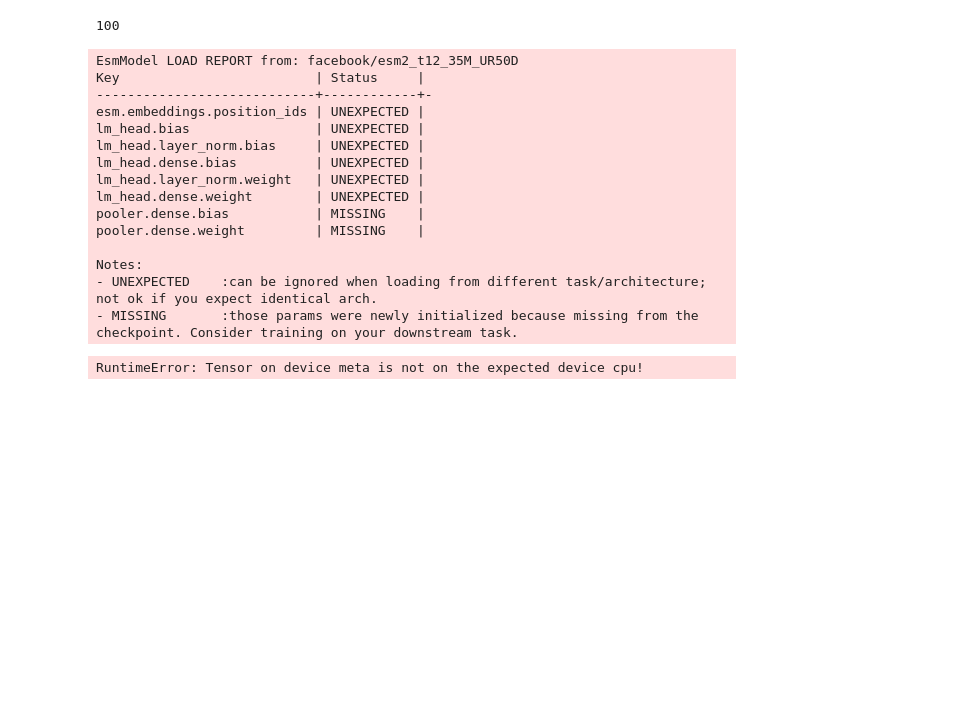
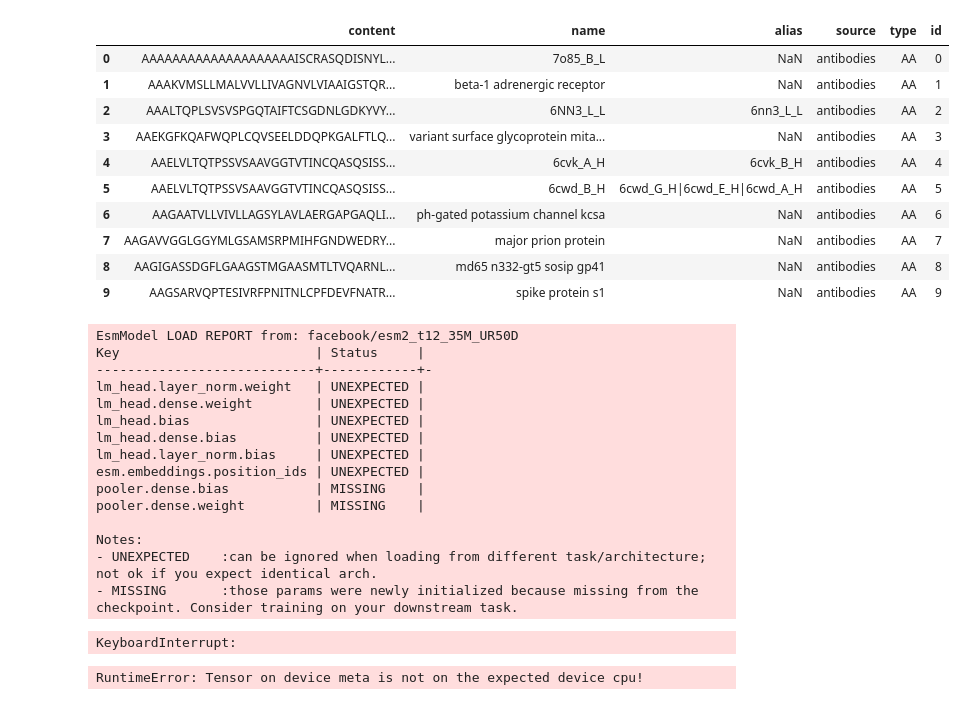
Before and after one commit to askakolbaska1/graph_LP, a Jupyter notebook: get_embeddings/get_embeddings.ipynb, the cells around one changed output. Saved outputs shown, nothing was run; the diff lists cells and outputs as text; code cells hidden in the pictures; blank space fills up the shorter version.

```diff
--- a/get_embeddings.ipynb
+++ b/get_embeddings/get_embeddings.ipynb
@@ -12,4 +9,0 @@ df = pd.read_csv("data/prot_id_content.csv")[:100]
-# %%
-len(df["content"])
-# %% [output]
-100
@@ -16,3 +12,17 @@ len(df["content"])
+# %%
+df = pd.read_csv("../data/content_id/AA.csv")[:10]
+# %% [output]
+|  | content | name | alias | source | type | id |
+| 0 | AAAAAAAAAAAAAAAAAAAAISCRASQDISNYL... | 7o85_B_L | NaN | antibodies | AA | 0 |
+| 1 | AAAKVMSLLMALVVLLIVAGNVLVIAAIGSTQR... | beta-1 adrenergic receptor | NaN | antibodies | AA | 1 |
+| 2 | AAALTQPLSVSVSPGQTAIFTCSGDNLGDKYVY... | 6NN3_L_L | 6nn3_L_L | antibodies | AA | 2 |
+| 3 | AAEKGFKQAFWQPLCQVSEELDDQPKGALFTLQ... | variant surface glycoprotein mita... | NaN | antibodies | AA | 3 |
+| 4 | AAELVLTQTPSSVSAAVGGTVTINCQASQSISS... | 6cvk_A_H | 6cvk_B_H | antibodies | AA | 4 |
+| 5 | AAELVLTQTPSSVSAAVGGTVTINCQASQSISS... | 6cwd_B_H | 6cwd_G_H|6cwd_E_H|6cwd_A_H | antibodies | AA | 5 |
+| 6 | AAGAATVLLVIVLLAGSYLAVLAERGAPGAQLI... | ph-gated potassium channel kcsa | NaN | antibodies | AA | 6 |
+| 7 | AAGAVVGGLGGYMLGSAMSRPMIHFGNDWEDRY... | major prion protein | NaN | antibodies | AA | 7 |
+| 8 | AAGIGASSDGFLGAAGSTMGAASMTLTVQARNL... | md65 n332-gt5 sosip gp41 | NaN | antibodies | AA | 8 |
+| 9 | AAGSARVQPTESIVRFPNITNLCPFDEVFNATR... | spike protein s1 | NaN | antibodies | AA | 9 |
 # %%
 tokenizer = AutoTokenizer.from_pretrained("PharMolix/BioMedGPT-LM-7B")
 model = AutoModel.from_pretrained("PharMolix/BioMedGPT-LM-7B").to(device)
@@ -34,7 +44,7 @@ tokenizer = AutoTokenizer.from_pretrained("facebook/esm2_t12_35M_UR50D", do_lowe
 model = AutoModel.from_pretrained("facebook/esm2_t12_35M_UR50D").to(device)
 model.eval()
 emb_dict = {}
-for i in tqdm(range(len(df["content"]))):
+for i in tqdm(range(len(df["content"])), leave=False):
     encoded_input = tokenizer(df["content"][i], return_tensors="pt")
     encoded_input = {k: v.to(device) for k, v in encoded_input.items()}
     with torch.no_grad():
@@ -49,18 +59,19 @@ for i in tqdm(range(len(df["content"]))):
 EsmModel LOAD REPORT from: facebook/esm2_t12_35M_UR50D
 Key                         | Status     |
 ----------------------------+------------+-
-esm.embeddings.position_ids | UNEXPECTED |
-lm_head.bias                | UNEXPECTED |
-lm_head.layer_norm.bias     | UNEXPECTED |
-lm_head.dense.bias          | UNEXPECTED |
 lm_head.layer_norm.weight   | UNEXPECTED |
 lm_head.dense.weight        | UNEXPECTED |
+lm_head.bias                | UNEXPECTED |
+lm_head.dense.bias          | UNEXPECTED |
+lm_head.layer_norm.bias     | UNEXPECTED |
+esm.embeddings.position_ids | UNEXPECTED |
 pooler.dense.bias           | MISSING    |
 pooler.dense.weight         | MISSING    |
 
 Notes:
 - UNEXPECTED    :can be ignored when loading from different task/architecture; not ok if you expect identical arch.
 - MISSING       :those params were newly initialized because missing from the checkpoint. Consider training on your downstream task.
+KeyboardInterrupt:
 # %%
 with open("data/dict.pkl", "wb") as f:
     pickle.dump(emb_dict, f)
```
Also changed, not shown: parts of 4 cells of this notebook, 5 other files.
